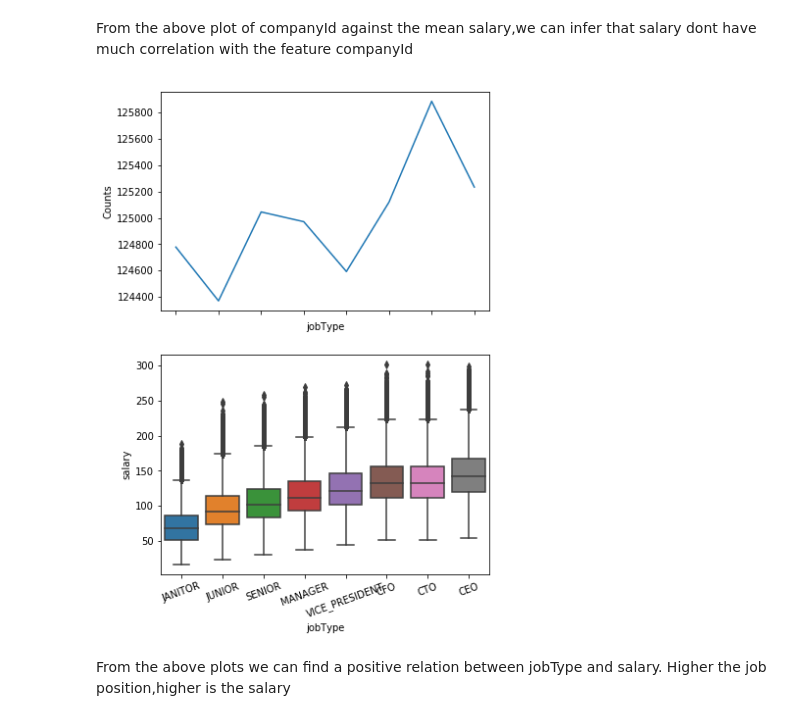
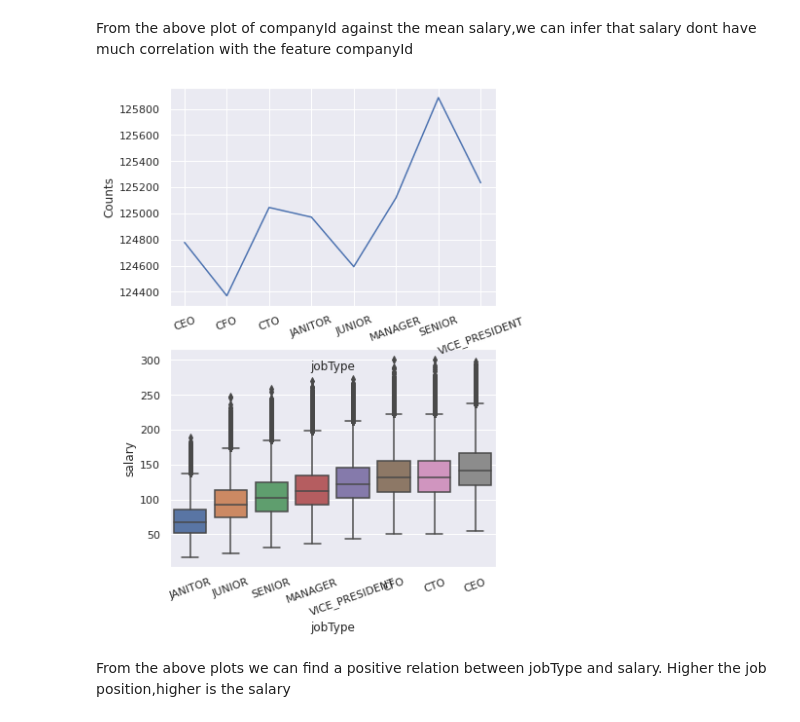
Before and after one commit to Ahsana-Ahffan/SalaryPredictionPortfolio, a Jupyter notebook: Salary Prediction Notebook.ipynb, the cells around one changed output. Drawn from its saved outputs; the diff is of its cells as text; code cells hidden in the pictures.

```diff
--- a/Salary Prediction Notebook.ipynb
+++ b/Salary Prediction Notebook.ipynb
@@ -322,8 +366,8 @@ plot_feature(train_data,'companyId')
 # %% [markdown]
 From the above plot of companyId against the mean salary,we can infer that salary dont have much correlation with the feature companyId
-# %%
-plot_feature(train_data,"jobType")
-# %% [output]
-[figure, removed]
+# %%
+plots(train_df,"jobType")
+# %% [output]
+[figure, added]
 # %% [markdown]
 From the above plots we can find a positive relation between jobType and salary. Higher the job position,higher is the salary
```
Also changed, not shown: parts of 78 cells of this notebook.
